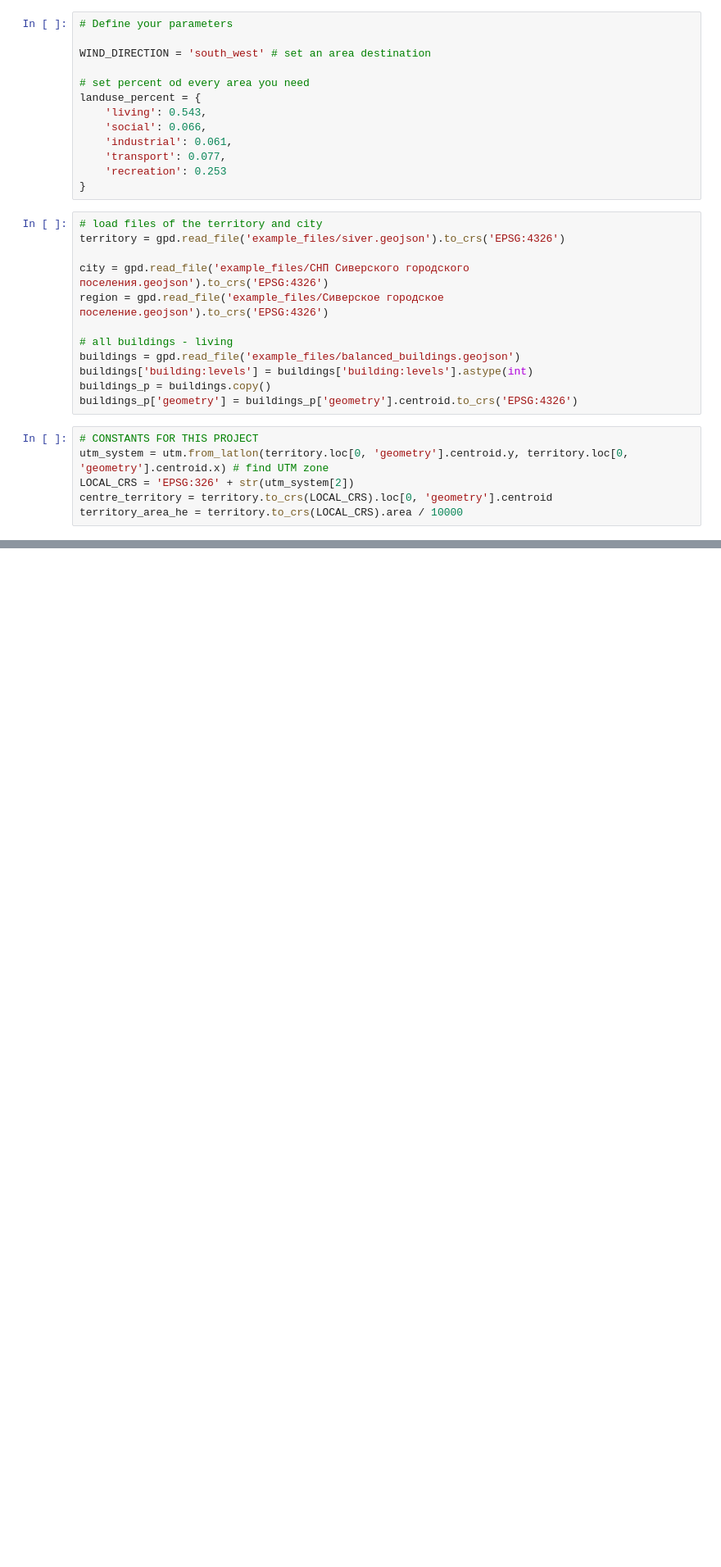
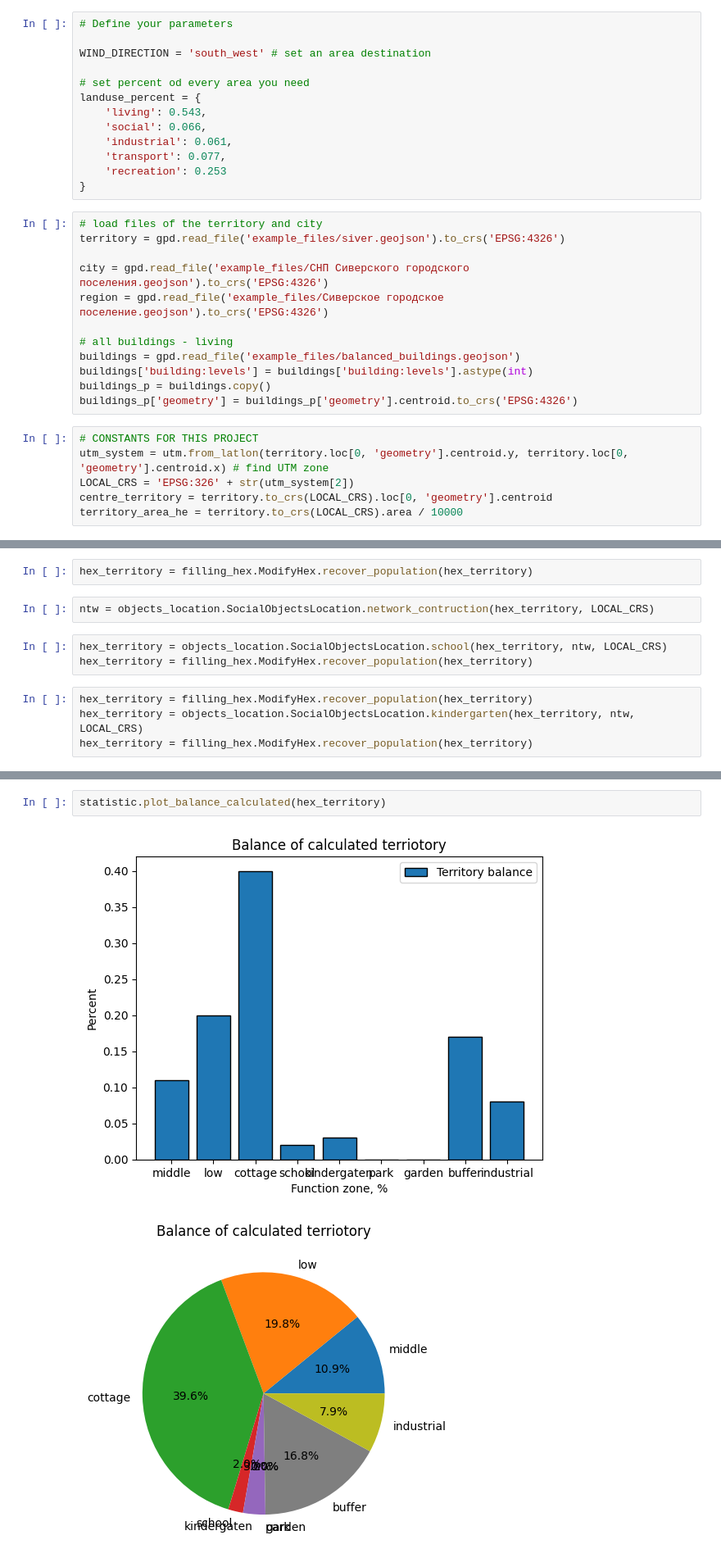
Before and after one commit to Niwauman/HoneyPie, a Jupyter notebook: all_functions.ipynb, the cells around one changed output, grey strips where cells are left out. Shown: that part at 82% size. Drawn from its saved outputs; the diff is of its cells as text; blank space fills up the shorter version.

```diff
--- a/all_functions.ipynb
+++ b/all_functions.ipynb
@@ -74,0 +96,11 @@ for i in range(len(hex_city)):
+# %%
+hex_territory = filling_hex.ModifyHex.recover_population(hex_territory)
+# %%
+ntw = objects_location.SocialObjectsLocation.network_contruction(hex_territory, LOCAL_CRS)
+# %%
+hex_territory = objects_location.SocialObjectsLocation.school(hex_territory, ntw, LOCAL_CRS)
+hex_territory = filling_hex.ModifyHex.recover_population(hex_territory)
+# %%
+hex_territory = filling_hex.ModifyHex.recover_population(hex_territory)
+hex_territory = objects_location.SocialObjectsLocation.kindergarten(hex_territory, ntw, LOCAL_CRS)
+hex_territory = filling_hex.ModifyHex.recover_population(hex_territory)
@@ -74,0 +111,5 @@ for i in range(len(hex_city)):
+# %%
+statistic.plot_balance_calculated(hex_territory)
+# %% [output]
+[figure, added]
+[figure, added]
```
Also changed, not shown: parts of 6 cells of this notebook.
